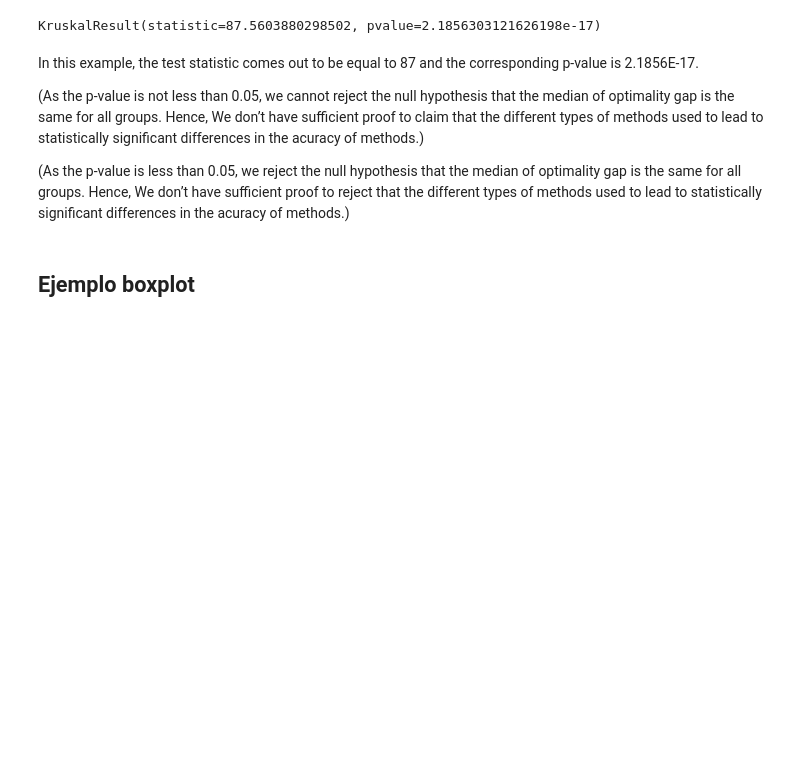
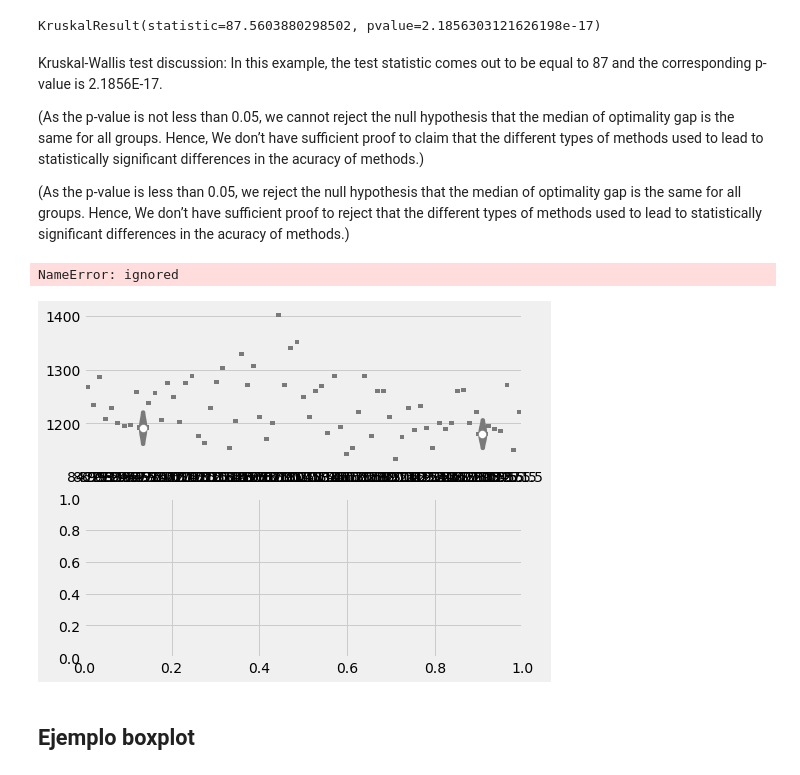
Before and after one commit to urieliram/Matheuristics_UCP, a Jupyter notebook: Figures_TC_UC.ipynb, the cells around one changed output. Cells and saved outputs as stored; diff of their text form; code cells hidden in the pictures; blank space fills up the shorter version.

```diff
--- a/Figures_TC_UC.ipynb
+++ b/Figures_TC_UC.ipynb
@@ -468,11 +474,54 @@ print(result)
 # %% [output]
 KruskalResult(statistic=87.5603880298502, pvalue=2.1856303121626198e-17)
 # %% [markdown]
-In this example, the test statistic comes out to be equal to 87 and the corresponding p-value is 2.1856E-17.
+Kruskal-Wallis test discussion:  In this example, the test statistic comes out to be equal to 87 and the corresponding p-value is 2.1856E-17.
 
 (As the p-value is not less than 0.05, we cannot reject the null hypothesis that the median of optimality gap is the same for all groups. Hence, We don’t have sufficient proof to claim that the different types of methods used to lead to statistically significant differences in the acuracy of methods.)
 
 (As the p-value is less than 0.05, we reject the null hypothesis that the median of optimality gap is the same for all groups. Hence, We don’t have sufficient proof to reject that the different types of methods used to lead to statistically significant differences in the acuracy of methods.)
+# %%
+# Modelado y test estadísticos Kolmogorov–Smirnov
+# ==============================================================================
+from statsmodels.distributions.empirical_distribution import ECDF
+from scipy.stats import ks_2samp
+# Gráficos distribución observada
+# ==============================================================================
+import matplotlib.pyplot as plt
+%matplotlib inline
+plt.style.use('fivethirtyeight')
+import seaborn as sns
+fig, axs = plt.subplots(nrows=2, ncols=1, figsize=(7, 6))
+sns.violinplot(
+    x     = data3,
+    y     = data4,
+    color = ".8",
+    ax    = axs[0]
+)
+
+sns.stripplot(
+    x     = data3,
+    y     = data4,
+    data = datos,
+    size = 4,
+    jitter  = 0.1,
+    ax = axs[0]
+)
+axs[0].set_title('Distribución de salarios por año')
+axs[0].set_ylabel('año')
+axs[0].set_xlabel('salario');
+
+for year in datos.year.unique():
+    datos_temp = datos[datos.year == year]['salary']
+    datos_temp.plot.kde(ax=axs[1], label=year)
+    axs[1].plot(datos_temp, np.full_like(datos_temp, 0), '|k', markeredgewidth=1)
+
+axs[1].set_xlabel('año');
+axs[1].legend()
+
+fig.tight_layout();
+# %% [output]
+NameError: ignored
+[figure, added]
 # %% [markdown]
 ## Ejemplo boxplot
 # %%
```
Also changed, not shown: parts of 5 cells of this notebook.
